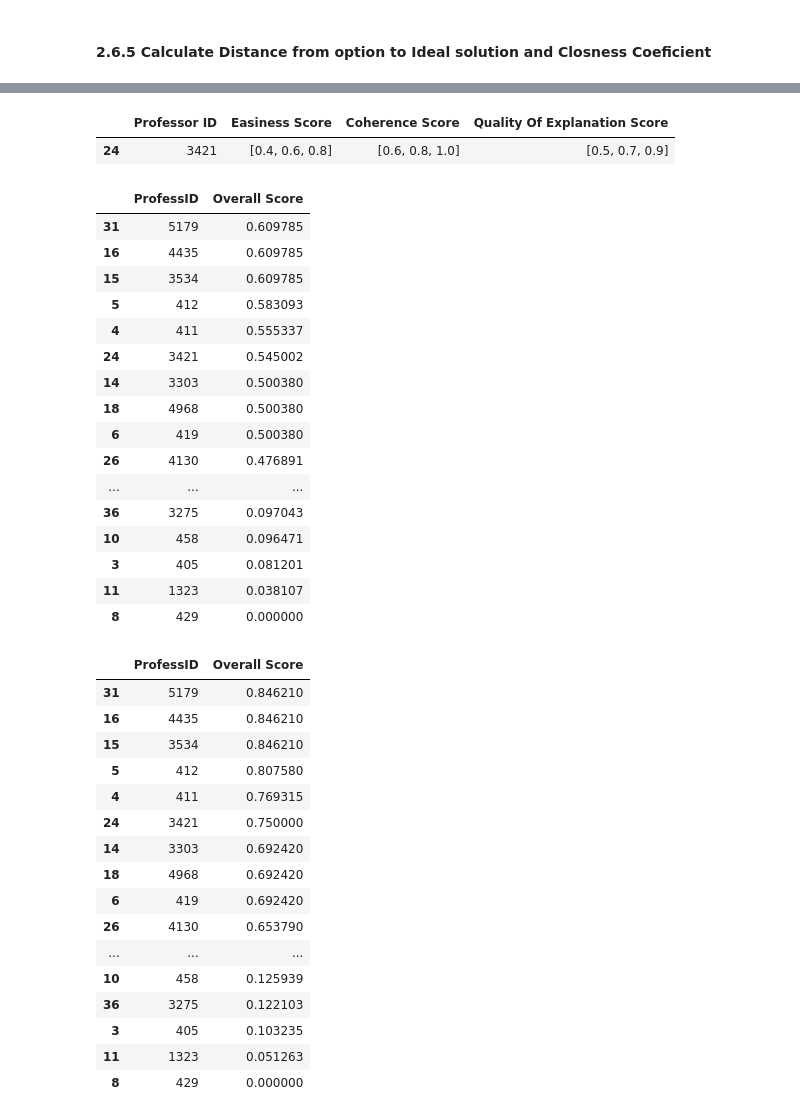
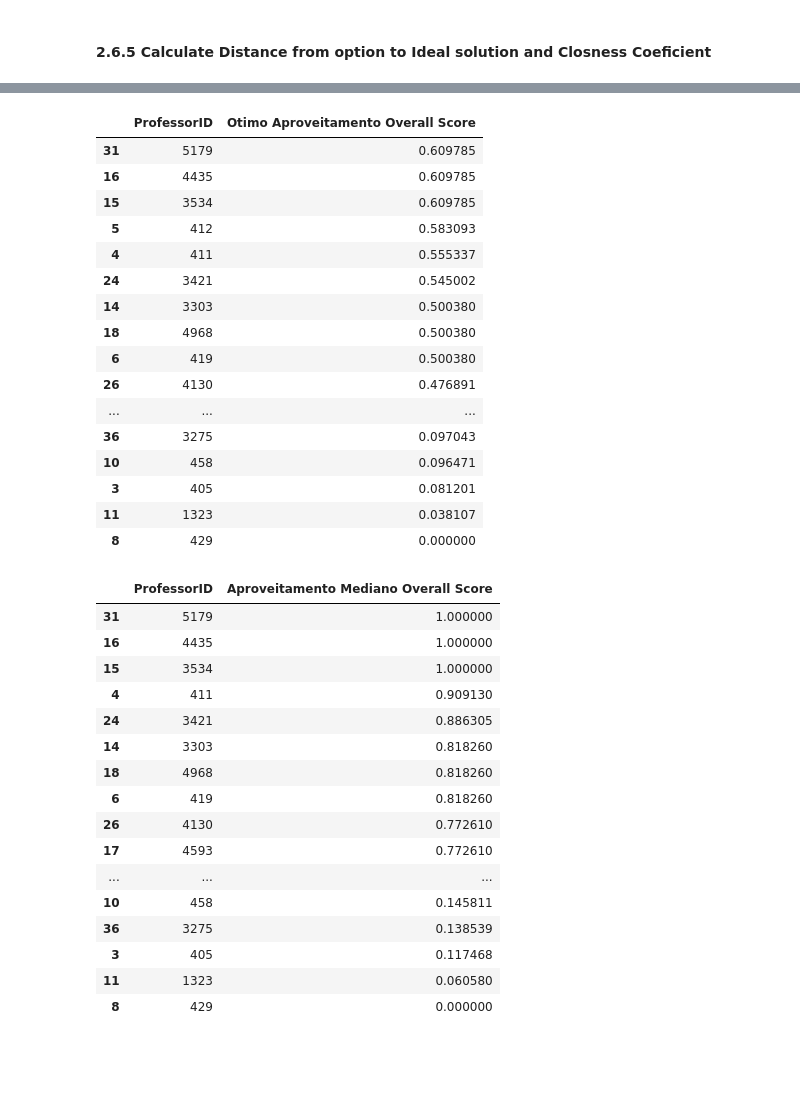
Before and after one commit to Pedro4064/MCDM-Fuzzy---GDE, a Jupyter notebook: src/fuzzy_analysis.ipynb, the cells around one changed output, grey strips where cells are left out. Saved outputs shown, nothing was run; the diff lists cells and outputs as text; code cells hidden in the pictures; blank space fills up the shorter version.

Commit message:
[IMPLEMENTED] Overall Ranking df for better ranking visualization

```diff
--- a/src/fuzzy_analysis.ipynb
+++ b/src/fuzzy_analysis.ipynb
@@ -233,7 +233,7 @@ weighted_professors_scores
 # %% [markdown]
 #### 2.6.1 Class Definiction
 # %%
-classes_description = {'Easiness Score': [crisp_to_fuzzy[5.0], crisp_to_fuzzy[4.0], crisp_to_fuzzy[2.0]], 'Coherence Score':[crisp_to_fuzzy[5.0], crisp_to_fuzzy[4.0], crisp_to_fuzzy[2.0]], 'Quality Of Explanation Score':[crisp_to_fuzzy[5.0], crisp_to_fuzzy[4.0], crisp_to_fuzzy[2.0]]}
+classes_description = {'Easiness Score': [crisp_to_fuzzy[5.0], crisp_to_fuzzy[3.0], crisp_to_fuzzy[2.0]], 'Coherence Score':[crisp_to_fuzzy[5.0], crisp_to_fuzzy[4.0], crisp_to_fuzzy[2.0]], 'Quality Of Explanation Score':[crisp_to_fuzzy[5.0], crisp_to_fuzzy[4.0], crisp_to_fuzzy[2.0]]}
 classes_df = pd.DataFrame(classes_description)
 classes_df = classes_df.set_axis(['Otimo Aproveitamento', 'Aproveitamento Mediano', 'Baixo Aproveitamento'])
 classes_df
@@ -328,10 +328,6 @@ for ideal_case_name, ideal_case_df in ideal_cases.items():
         professor_id = professor_entry[1].iloc[0]
         professor_scores = professor_entry[1].iloc[1:]
 
-        if professor_id == 3421:
-            print()
-            print(professor_scores)
-
         d_plus = []
         d_minus = []
 
@@ -339,5 +335,5 @@ for ideal_case_name, ideal_case_df in ideal_cases.items():
             d_plus.append(distance_calculation(ideal_case_df.loc['A+', criteria], professor_scores[criteria]))
             d_minus.append(distance_calculation(ideal_case_df.loc['A-', criteria], professor_scores[criteria]))
 
-        information = {'ProfessID': professor_id, 'Overall Score':sum(d_minus) / (sum(d_minus) + sum(d_plus))}
+        information = {'ProfessorID': professor_id, 'Overall Score':sum(d_minus) / (sum(d_minus) + sum(d_plus))}
         closeness_coeficientes[ideal_case_name].append(information)
@@ -359,13 +340,8 @@ Name: 24, dtype: object
-# %%
-normalized_professors_scores_fuzzy_aggregation_df.loc[normalized_professors_scores_fuzzy_aggregation_df['Professor ID'] == 3421]
-# %% [output]
-|  | Professor ID | Easiness Score | Coherence Score | Quality Of Explanation Score |
-| 24 | 3421 | [0.4, 0.6, 0.8] | [0.6, 0.8, 1.0] | [0.5, 0.7, 0.9] |
 # %%
-pd.DataFrame(closeness_coeficientes['Otimo Aproveitamento']).sort_values(by='Overall Score', ascending=False)
-# closeness_coeficientes['Otimo Aproveitamento']
+great_df = pd.DataFrame(closeness_coeficientes['Otimo Aproveitamento']).sort_values(by='Overall Score', ascending=False).rename(columns={'Overall Score':'Otimo Aproveitamento Overall Score'})
+great_df
 # %% [output]
-|  | ProfessID | Overall Score |
+|  | ProfessorID | Otimo Aproveitamento Overall Score |
 | 31 | 5179 | 0.609785 |
 | 16 | 4435 | 0.609785 |
 | 15 | 3534 | 0.609785 |
@@ -383,23 +359,24 @@ pd.DataFrame(closeness_coeficientes['Otimo Aproveitamento']).sort_values(by='Ove
 | 11 | 1323 | 0.038107 |
 | 8 | 429 | 0.000000 |
 # %%
-pd.DataFrame(closeness_coeficientes['Aproveitamento Mediano']).sort_values(by='Overall Score', ascending=False)
+medium_df = pd.DataFrame(closeness_coeficientes['Aproveitamento Mediano']).sort_values(by='Overall Score', ascending=False).rename(columns={'Overall Score':'Aproveitamento Mediano Overall Score'})
+medium_df
 # %% [output]
-|  | ProfessID | Overall Score |
-| 31 | 5179 | 0.846210 |
-| 16 | 4435 | 0.846210 |
-| 15 | 3534 | 0.846210 |
-| 5 | 412 | 0.807580 |
-| 4 | 411 | 0.769315 |
-| 24 | 3421 | 0.750000 |
-| 14 | 3303 | 0.692420 |
-| 18 | 4968 | 0.692420 |
-| 6 | 419 | 0.692420 |
-| 26 | 4130 | 0.653790 |
+|  | ProfessorID | Aproveitamento Mediano Overall Score |
+| 31 | 5179 | 1.000000 |
+| 16 | 4435 | 1.000000 |
+| 15 | 3534 | 1.000000 |
+| 4 | 411 | 0.909130 |
+| 24 | 3421 | 0.886305 |
+| 14 | 3303 | 0.818260 |
+| 18 | 4968 | 0.818260 |
+| 6 | 419 | 0.818260 |
+| 26 | 4130 | 0.772610 |
+| 17 | 4593 | 0.772610 |
 | ... | ... | ... |
-| 10 | 458 | 0.125939 |
-| 36 | 3275 | 0.122103 |
-| 3 | 405 | 0.103235 |
-| 11 | 1323 | 0.051263 |
+| 10 | 458 | 0.145811 |
+| 36 | 3275 | 0.138539 |
+| 3 | 405 | 0.117468 |
+| 11 | 1323 | 0.060580 |
 | 8 | 429 | 0.000000 |
 # %%
```
Also changed, not shown: parts of 7 cells of this notebook.
